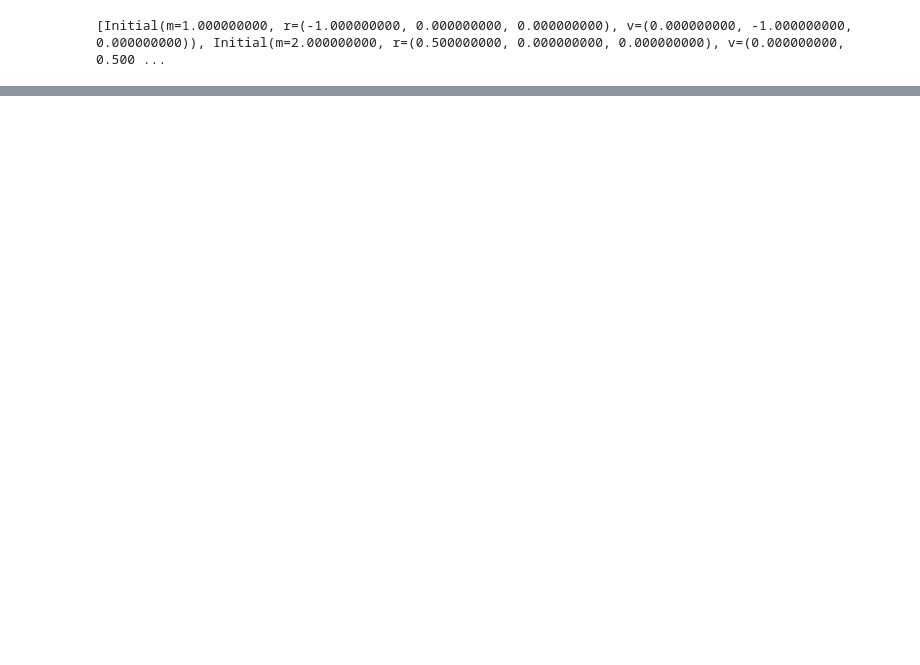
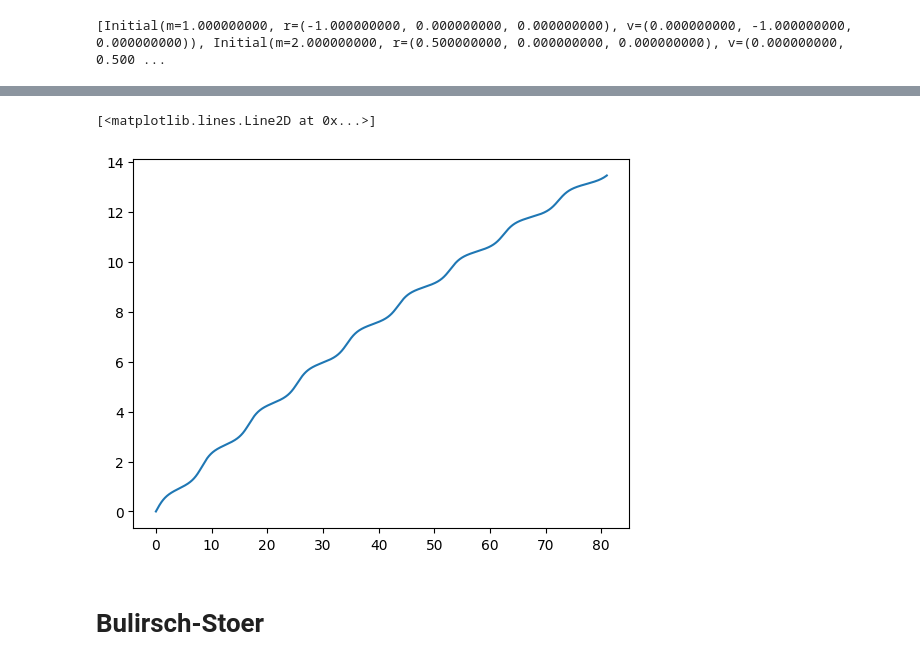
Before and after one commit to Alisyaifudin/bima, a Jupyter notebook: python/example/in_memory.ipynb, the cells around one changed output, grey strips where cells are left out. Drawn from its saved outputs; the diff is of its cells as text; code cells hidden in the pictures; blank space fills up the shorter version.

```diff
--- a/python/example/in_memory.ipynb
+++ b/python/example/in_memory.ipynb
@@ -56,0 +71,9 @@ plt.show()
+# %%
+energy = bima.Energy.from_bodies(bodies)
+e0 = energy.e[0]
+plt.plot(energy.t, np.abs(1-energy.e/e0)*100)
+# %% [output]
+[<matplotlib.lines.Line2D at 0x...>]
+[figure, added]
+# %% [markdown]
+# Bulirsch-Stoer
```
Also changed, not shown: parts of 20 cells of this notebook, 34 other files.
